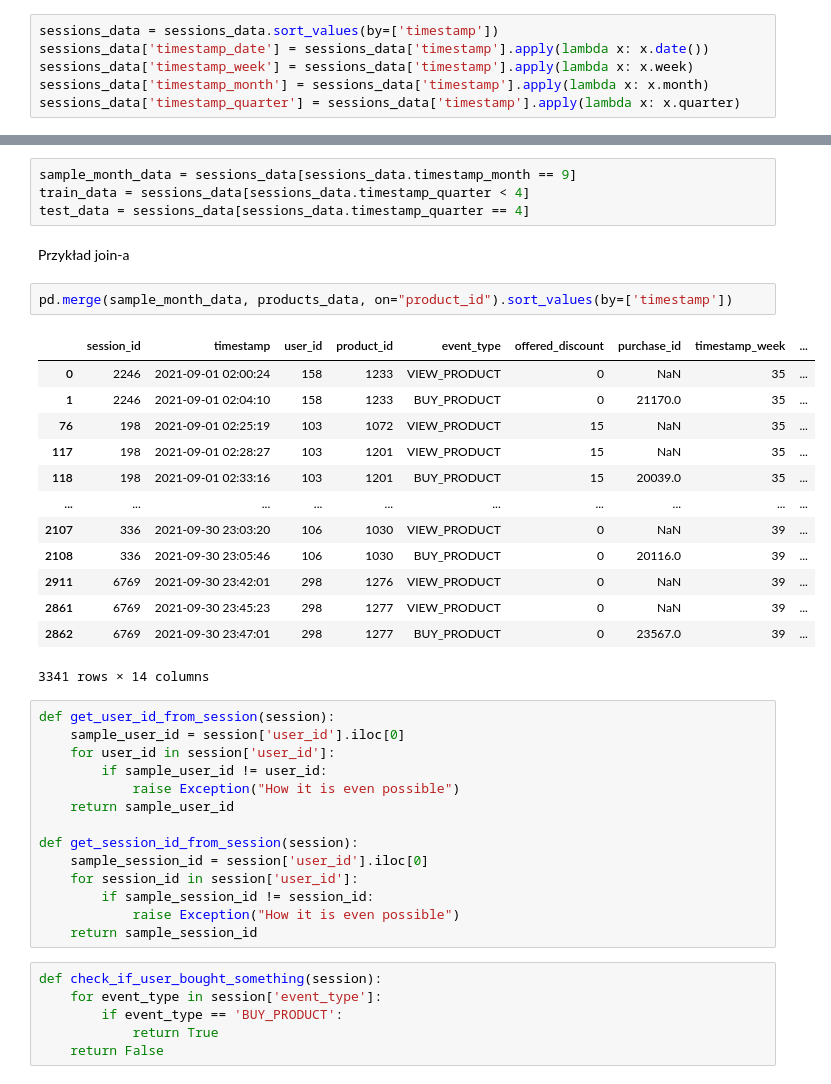
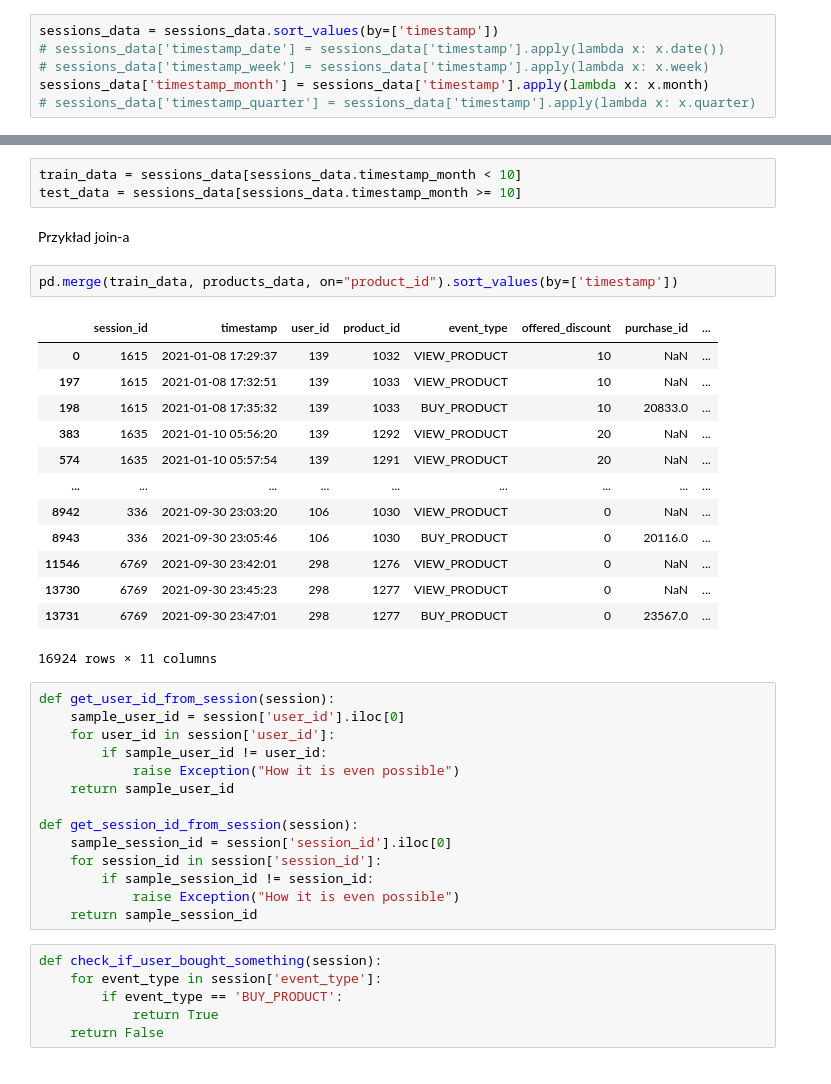
Before and after one commit to Robak132/IUM, a Jupyter notebook: notebooks/session_extraction.ipynb, the cells around one changed output, grey strips where cells are left out. Drawn from its saved outputs; the diff is of its cells as text.

```diff
--- a/notebooks/session_extraction.ipynb
+++ b/notebooks/session_extraction.ipynb
@@ -88,34 +88,33 @@ users_data
 200 rows × 4 columns
 # %%
 sessions_data = sessions_data.sort_values(by=['timestamp'])
-sessions_data['timestamp_date'] = sessions_data['timestamp'].apply(lambda x: x.date())
-sessions_data['timestamp_week'] = sessions_data['timestamp'].apply(lambda x: x.week)
+# sessions_data['timestamp_date'] = sessions_data['timestamp'].apply(lambda x: x.date())
+# sessions_data['timestamp_week'] = sessions_data['timestamp'].apply(lambda x: x.week)
 sessions_data['timestamp_month'] = sessions_data['timestamp'].apply(lambda x: x.month)
-sessions_data['timestamp_quarter'] = sessions_data['timestamp'].apply(lambda x: x.quarter)
+# sessions_data['timestamp_quarter'] = sessions_data['timestamp'].apply(lambda x: x.quarter)
 # %% [markdown]
 Podział na zbiór testowy i treningowy
 # %%
-sample_month_data = sessions_data[sessions_data.timestamp_month == 9]
-train_data = sessions_data[sessions_data.timestamp_quarter < 4]
-test_data = sessions_data[sessions_data.timestamp_quarter == 4]
+train_data = sessions_data[sessions_data.timestamp_month < 10]
+test_data = sessions_data[sessions_data.timestamp_month >= 10]
 # %% [markdown]
 Przykład join-a
 # %%
-pd.merge(sample_month_data, products_data, on="product_id").sort_values(by=['timestamp'])
+pd.merge(train_data, products_data, on="product_id").sort_values(by=['timestamp'])
 # %% [output]
-|  | session_id | timestamp | user_id | product_id | event_type | offered_discount | purchase_id | timestamp_week | ... |
-| 0 | 2246 | 2021-09-01 02:00:24 | 158 | 1233 | VIEW_PRODUCT | 0 | NaN | 35 | ... |
-| 1 | 2246 | 2021-09-01 02:04:10 | 158 | 1233 | BUY_PRODUCT | 0 | 21170.0 | 35 | ... |
-| 76 | 198 | 2021-09-01 02:25:19 | 103 | 1072 | VIEW_PRODUCT | 15 | NaN | 35 | ... |
-| 117 | 198 | 2021-09-01 02:28:27 | 103 | 1201 | VIEW_PRODUCT | 15 | NaN | 35 | ... |
-| 118 | 198 | 2021-09-01 02:33:16 | 103 | 1201 | BUY_PRODUCT | 15 | 20039.0 | 35 | ... |
-| ... | ... | ... | ... | ... | ... | ... | ... | ... | ... |
-| 2107 | 336 | 2021-09-30 23:03:20 | 106 | 1030 | VIEW_PRODUCT | 0 | NaN | 39 | ... |
-| 2108 | 336 | 2021-09-30 23:05:46 | 106 | 1030 | BUY_PRODUCT | 0 | 20116.0 | 39 | ... |
-| 2911 | 6769 | 2021-09-30 23:42:01 | 298 | 1276 | VIEW_PRODUCT | 0 | NaN | 39 | ... |
-| 2861 | 6769 | 2021-09-30 23:45:23 | 298 | 1277 | VIEW_PRODUCT | 0 | NaN | 39 | ... |
-| 2862 | 6769 | 2021-09-30 23:47:01 | 298 | 1277 | BUY_PRODUCT | 0 | 23567.0 | 39 | ... |
+|  | session_id | timestamp | user_id | product_id | event_type | offered_discount | purchase_id | ... |
+| 0 | 1615 | 2021-01-08 17:29:37 | 139 | 1032 | VIEW_PRODUCT | 10 | NaN | ... |
+| 197 | 1615 | 2021-01-08 17:32:51 | 139 | 1033 | VIEW_PRODUCT | 10 | NaN | ... |
+| 198 | 1615 | 2021-01-08 17:35:32 | 139 | 1033 | BUY_PRODUCT | 10 | 20833.0 | ... |
+| 383 | 1635 | 2021-01-10 05:56:20 | 139 | 1292 | VIEW_PRODUCT | 20 | NaN | ... |
+| 574 | 1635 | 2021-01-10 05:57:54 | 139 | 1291 | VIEW_PRODUCT | 20 | NaN | ... |
+| ... | ... | ... | ... | ... | ... | ... | ... | ... |
+| 8942 | 336 | 2021-09-30 23:03:20 | 106 | 1030 | VIEW_PRODUCT | 0 | NaN | ... |
+| 8943 | 336 | 2021-09-30 23:05:46 | 106 | 1030 | BUY_PRODUCT | 0 | 20116.0 | ... |
+| 11546 | 6769 | 2021-09-30 23:42:01 | 298 | 1276 | VIEW_PRODUCT | 0 | NaN | ... |
+| 13730 | 6769 | 2021-09-30 23:45:23 | 298 | 1277 | VIEW_PRODUCT | 0 | NaN | ... |
+| 13731 | 6769 | 2021-09-30 23:47:01 | 298 | 1277 | BUY_PRODUCT | 0 | 23567.0 | ... |
-3341 rows × 14 columns
+16924 rows × 11 columns
 # %%
 def get_user_id_from_session(session):
     sample_user_id = session['user_id'].iloc[0]
@@ -125,8 +124,8 @@ def get_user_id_from_session(session):
     return sample_user_id
 
 def get_session_id_from_session(session):
-    sample_session_id = session['user_id'].iloc[0]
-    for session_id in session['user_id']:
+    sample_session_id = session['session_id'].iloc[0]
+    for session_id in session['session_id']:
         if sample_session_id != session_id:
             raise Exception("How it is even possible")
     return sample_session_id
```
Also changed, not shown: parts of 16 cells of this notebook.
